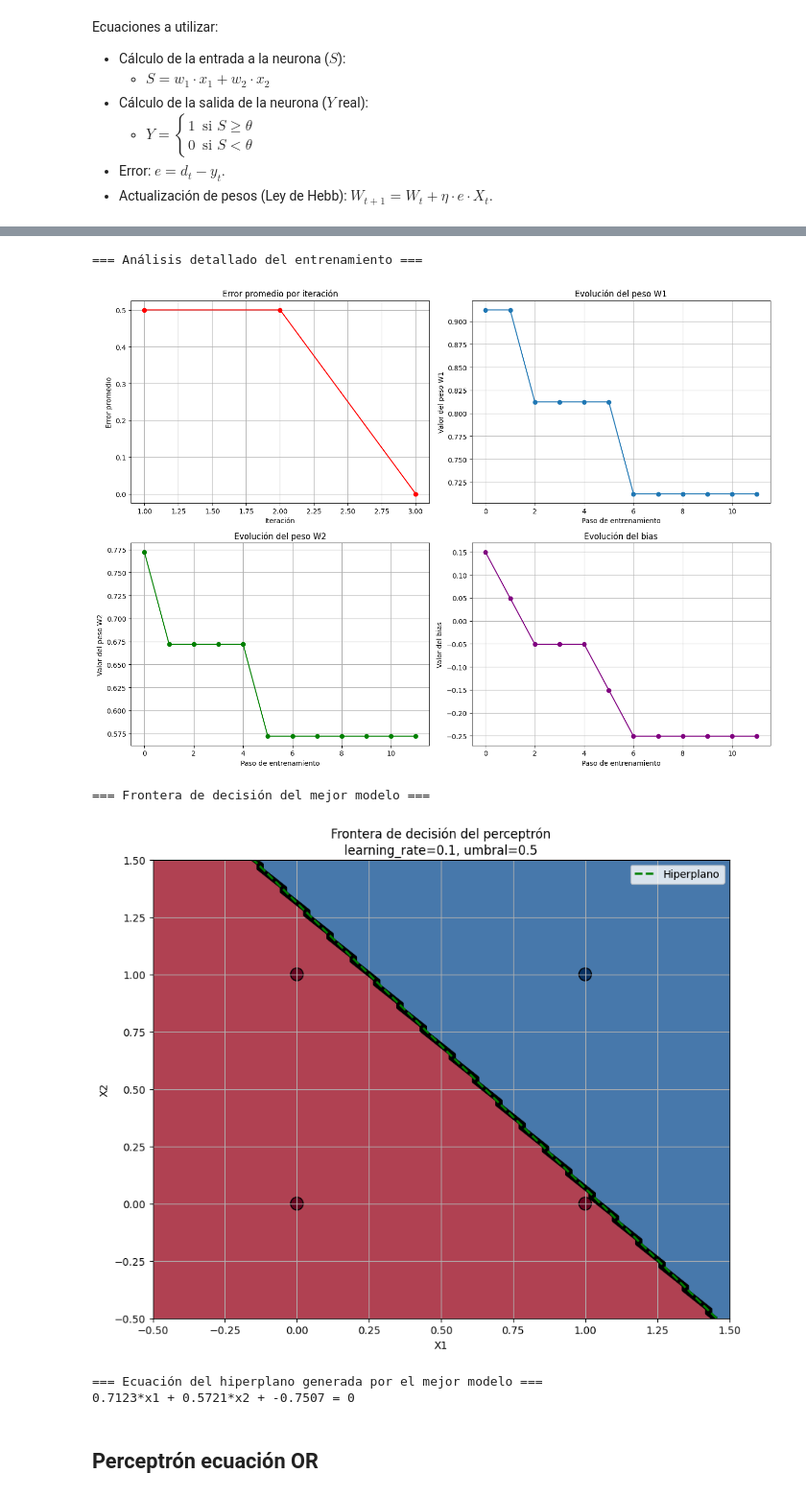
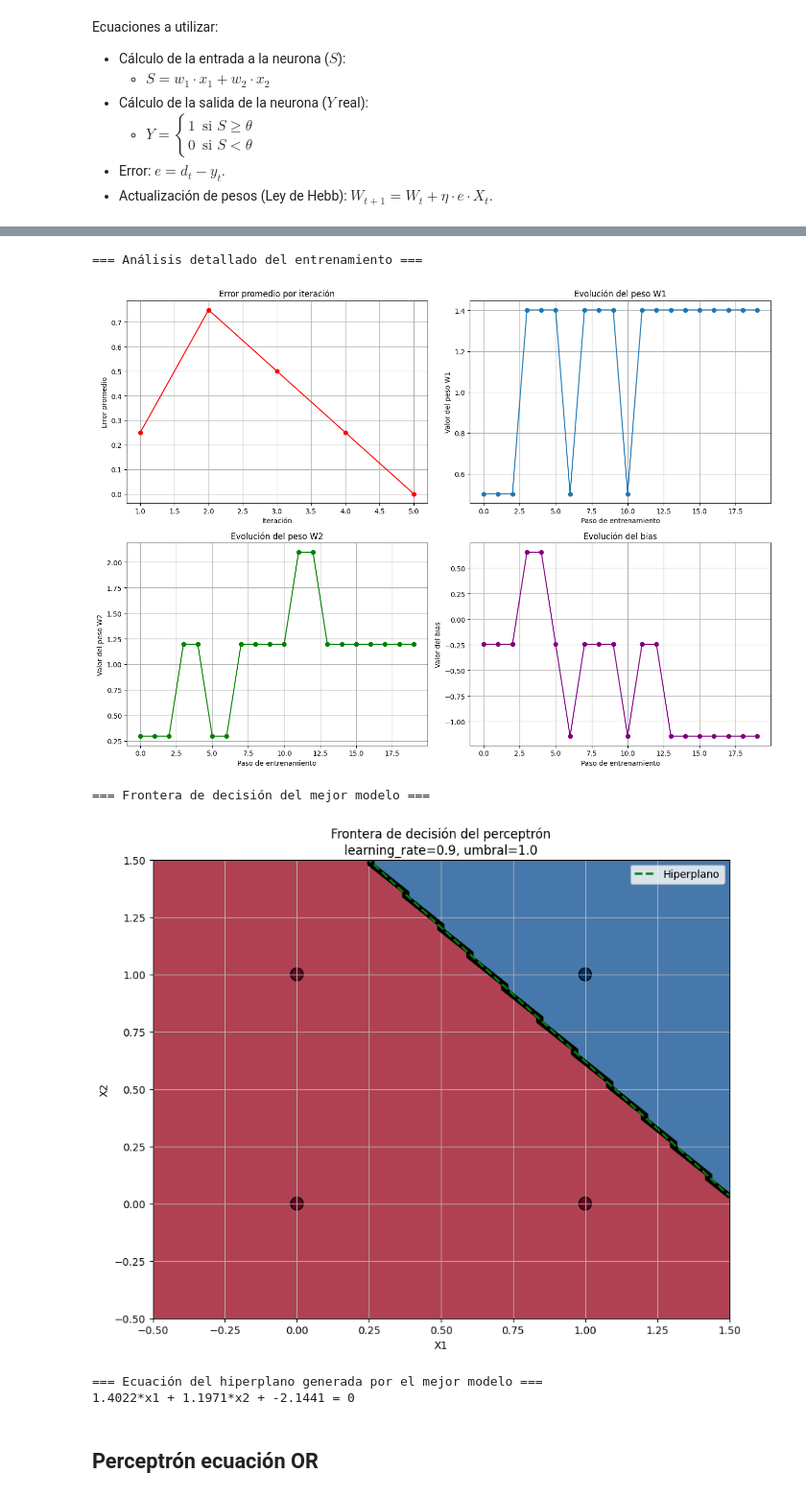
Before and after one commit to Carmoruda/IA_II, a Jupyter notebook: Practica 2/L2P1-Perceptron.ipynb, the cells around one changed output, grey strips where cells are left out. Shown at 96% size. Saved outputs shown, nothing was run; the diff lists cells and outputs as text; code cells hidden in the pictures.

```diff
--- a/Practica 2/L2P1-Perceptron.ipynb
+++ b/Practica 2/L2P1-Perceptron.ipynb
@@ -119,7 +119,7 @@ class Perceptron:
 
         # Incializamos los pesos y el bias de forma aleatoria
         self.pesos = np.random.rand(num_caracteristicas)
-        self.bias = np.random.rand(1)[0]
+        self.bias = np.random.uniform(-1, 1)
 
         # Inicializamos la lista de errores y detalles de entrenamiento
         self.errores = []
@@ -405,10 +405,15 @@ class Perceptron:
         return df
 
 
-def evaluar_diferentes_parametros():
-    # Datos de entrenamiento para la función AND
-    X = np.array([[0, 0], [0, 1], [1, 0], [1, 1]])
-    y = np.array([0, 0, 0, 1])
+def evaluar_diferentes_parametros(X, y):
+    """Evaluar diferentes parámetros para el perceptrón y mostrar los resultados.
+
+    Args:
+        X: Datos de entrada
+        y: Salidas esperadas
+    Returns:
+        list: Lista con los resultados de la evaluación
+    """
 
     # Rangos de valores para el learning rate y el umbral
     learning_rates = [0.01, 0.1, 0.5, 0.9]
@@ -493,8 +498,11 @@ def evaluar_diferentes_parametros():
 
     return resultados
 
-if __name__ == "__main__":
-    resultados = evaluar_diferentes_parametros()
+# Datos de entrenamiento para la función AND
+X_AND = np.array([[0, 0], [0, 1], [1, 0], [1, 1]])
+y_AND = np.array([0, 0, 0, 1])
+
+resultados_AND = evaluar_diferentes_parametros(X_AND, y_AND)
 # %% [output]
 === Learning Rate: 0.01, umbral: 0.0 ===
 
@@ -532,8 +544,8 @@ Convergió en 2 iteraciones
 === Análisis detallado del entrenamiento ===
-[figure, old version]
+[figure, new version]
 === Frontera de decisión del mejor modelo ===
-[figure, old version]
+[figure, new version]
 === Ecuación del hiperplano generada por el mejor modelo ===
-0.7123*x1 + 0.5721*x2 + -0.7507 = 0
+1.4022*x1 + 1.1971*x2 + -2.1441 = 0
 # %% [markdown]
 ## Perceptrón ecuación OR
```
Also changed, not shown: parts of 2 cells of this notebook.
